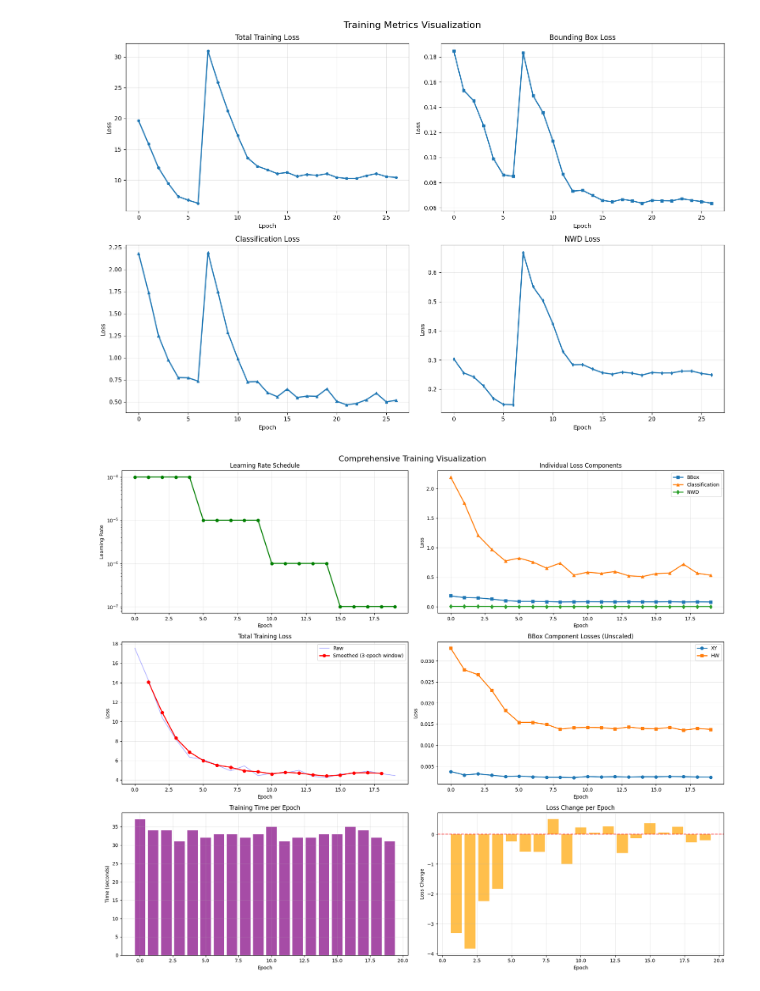
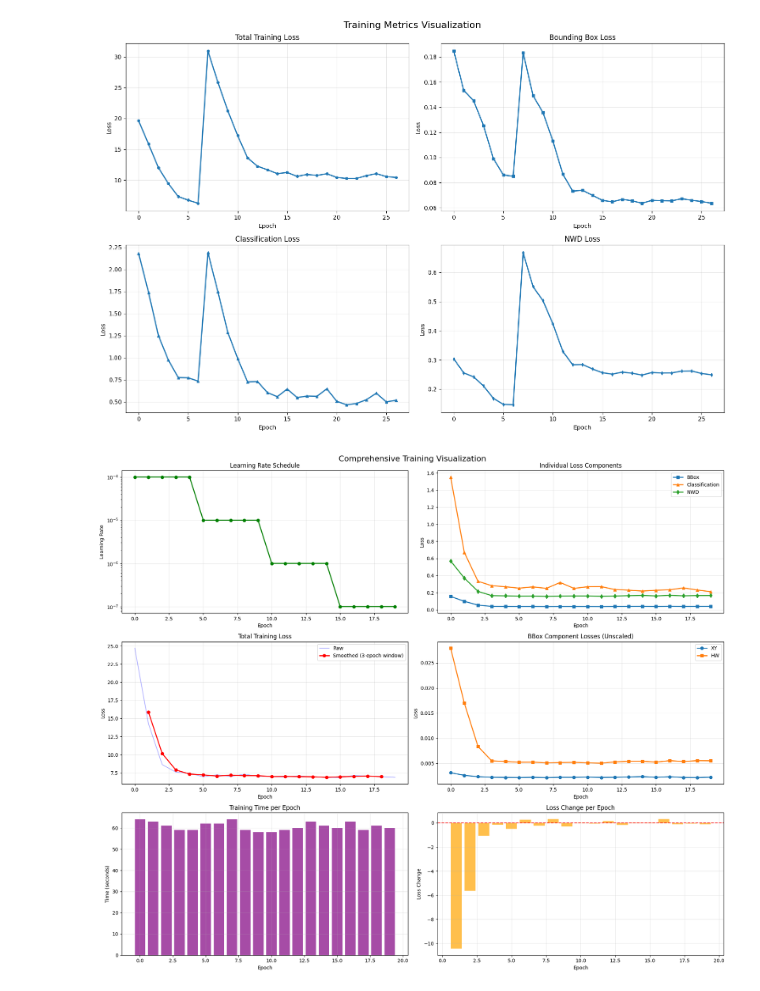
Before and after one commit to Cavalry5245/Grounding-DINO-IRSTD, a Jupyter notebook: test.ipynb, the cells around one changed output. Saved outputs shown, nothing was run; the diff lists cells and outputs as text; code cells hidden in the pictures.

```diff
--- a/test.ipynb
+++ b/test.ipynb
@@ -69,7 +66,7 @@ import pandas as pd
 import numpy as np
 
 # 读取训练日志
-log_file = "training_output_lora/lora_exp1_0106/log.txt"
+log_file = "training_output_lora/lora_0119_exp2/log.txt"
 data = []
 with open(log_file, 'r') as f:
     for line in f:
@@ -116,31 +113,31 @@ axes[1,0].grid(True, alpha=0.3)
 
 # 边界框各组件损失
 axes[1,1].plot(df['train_loss_xy_unscaled'], label='XY', marker='o', linewidth=2)
 axes[1,1].plot(df['train_loss_hw_unscaled'], label='HW', marker='s', linewidth=2)
 axes[1,1].set_title('BBox Component Losses (Unscaled)')
 axes[1,1].set_xlabel('Epoch')
 axes[1,1].set_ylabel('Loss')
 axes[1,1].legend()
 axes[1,1].grid(True, alpha=0.3)
 
 # 训练时间
 epoch_times = [pd.Timedelta(t).total_seconds() for t in df['epoch_time']]
 axes[2,0].bar(range(len(epoch_times)), epoch_times, alpha=0.7, color='purple')
 axes[2,0].set_title('Training Time per Epoch')
 axes[2,0].set_xlabel('Epoch')
 axes[2,0].set_ylabel('Time (seconds)')
 axes[2,0].grid(True, alpha=0.3)
 
 # 损失变化率
 loss_changes = df['train_loss'].diff()
 axes[2,1].bar(range(len(loss_changes)), loss_changes, alpha=0.7, color='orange')
 axes[2,1].axhline(y=0, color='r', linestyle='--', alpha=0.7)
 axes[2,1].set_title('Loss Change per Epoch')
 axes[2,1].set_xlabel('Epoch')
 axes[2,1].set_ylabel('Loss Change')
 axes[2,1].grid(True, alpha=0.3)
 
 plt.tight_layout()
 plt.show()
 # %% [output]
-[figure, old version]
+[figure, new version]
```
Also changed, not shown: parts of 1 cell of this notebook, 19 other files.
